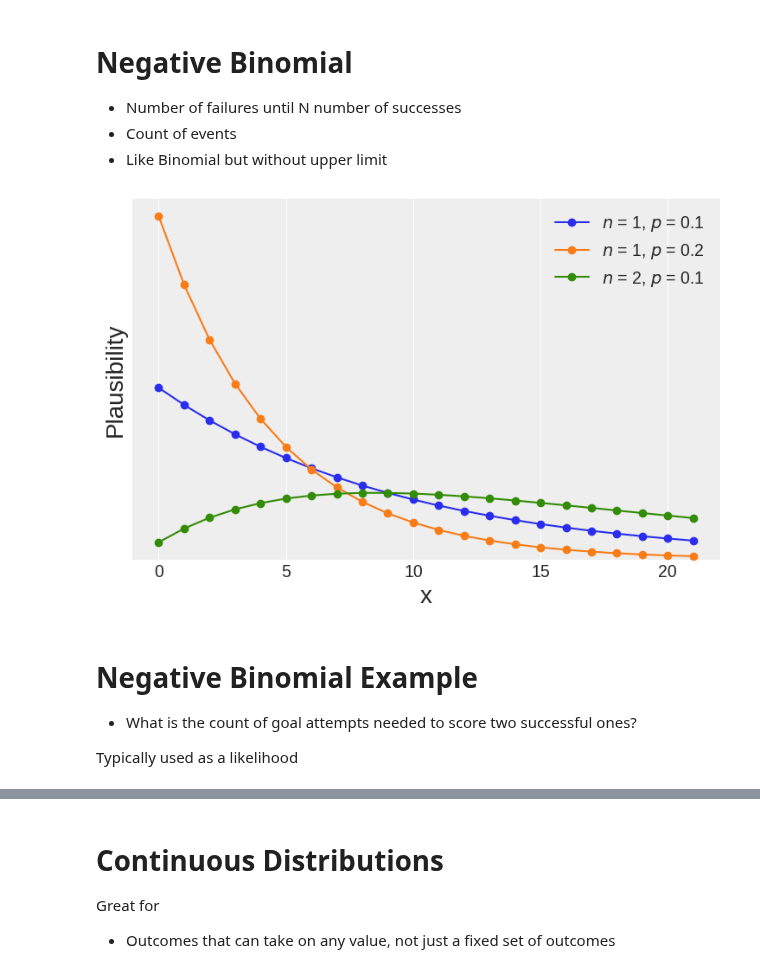
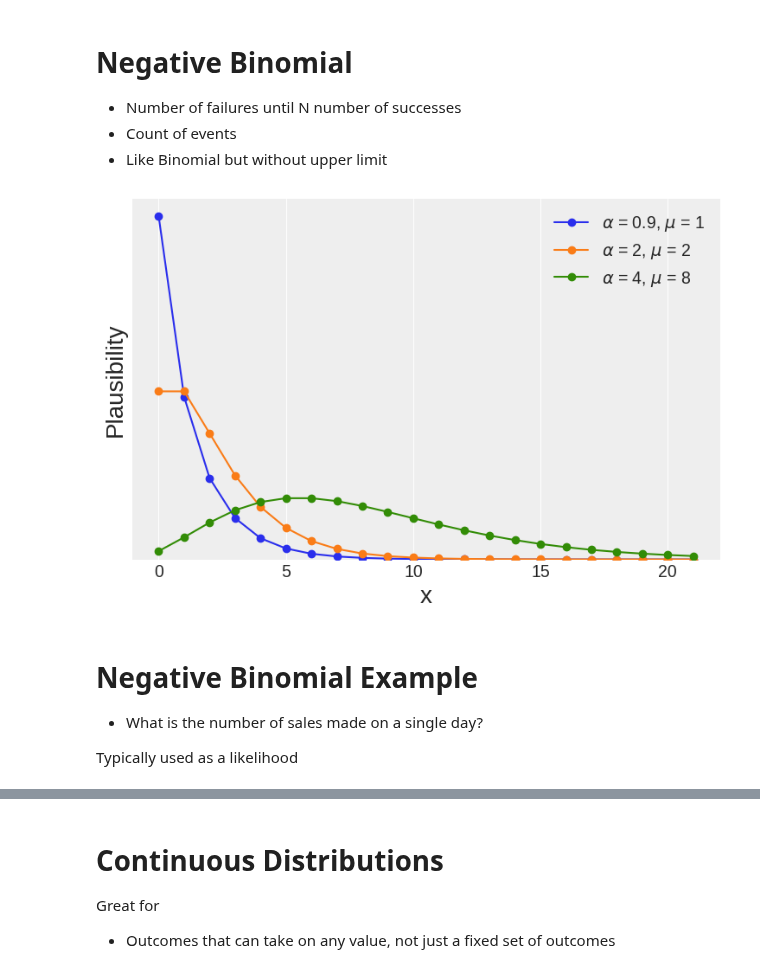
Before and after one commit to AlexAndorra/notebooks-experiments, a Jupyter notebook: Common Distributions-Distributions.ipynb, the cells around one changed output, grey strips where cells are left out. Drawn from its saved outputs; the diff is of its cells as text; code cells hidden in the pictures.

Commit message:
Update neg binom

```diff
--- a/Common Distributions-Distributions.ipynb
+++ b/Common Distributions-Distributions.ipynb
@@ -120,18 +120,23 @@ plt.yticks(np.arange(.1, 1.1,.1));
 * Number of failures until N number of successes
 * Count of events
 * Like Binomial but without upper limit
-# %%
-k = np.arange(0, 22)
-ns = [1 ,1,2]
-ps = [.1, .2 , .1]
-for n, p in zip(ns, ps):
-    pmf = stats.nbinom(n, p).pmf(k)
-    plt.plot(k, pmf, '-o', label=r'$n$ = {}, $p$ = {}'.format(n, p))
-plot_format();
-# %% [output]
-[figure, removed]
+# %%
+def NegBinom(a, m, x):
+    pmf = special.binom(x + a - 1, x) * (a / (m + a))**a * (m / (m + a))**x
+    return pmf
+
+x = np.arange(0, 22)
+alphas = [0.9, 2, 4]
+mus = [1, 2, 8]
+for a, m in zip(alphas, mus):
+    pmf = NegBinom(a, m, x)
+    plt.plot(x, pmf, '-o', label=r'$\alpha$ = {}, $\mu$ = {}'.format(a, m))
+
+plot_format();
+# %% [output]
+[figure, added]
 # %% [markdown]
 # Negative Binomial Example
-* What is the count of goal attempts needed to score two successful ones?
+* What is the number of sales made on a single day?
 
 Typically used as a likelihood
```
Also changed, not shown: parts of 2 cells of this notebook.
